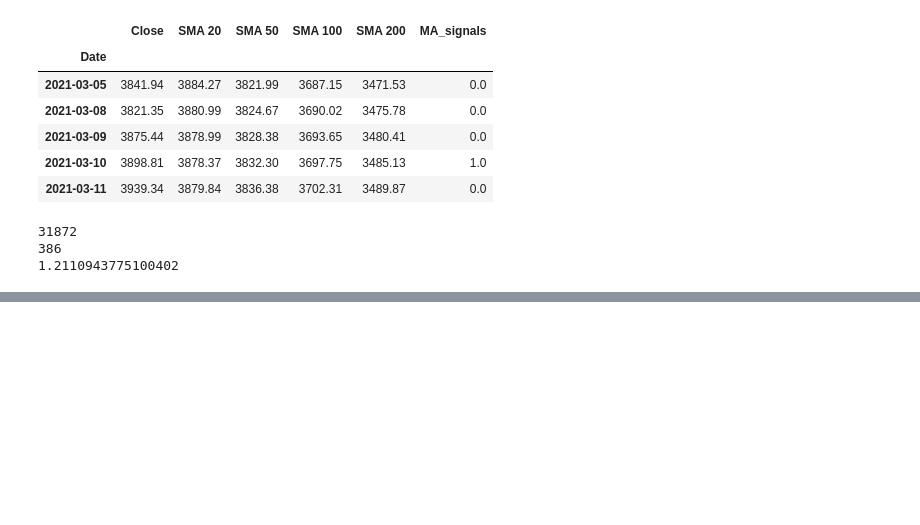
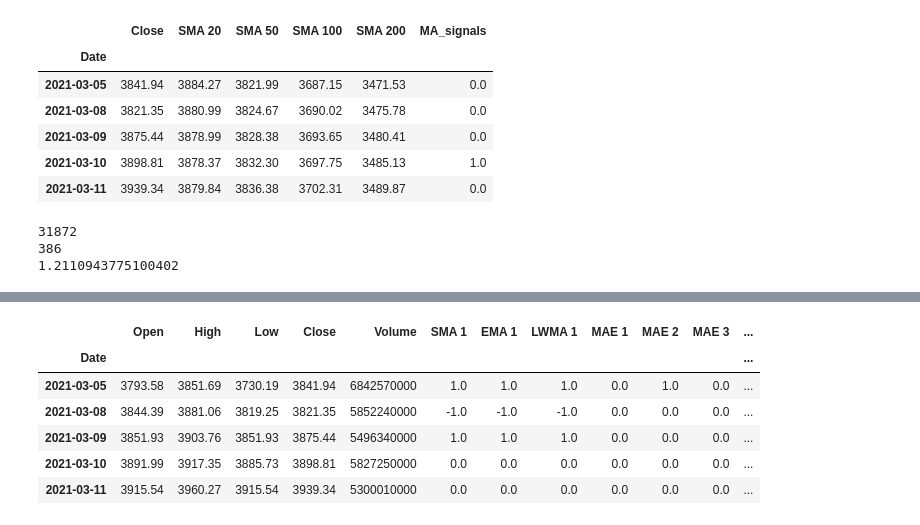
Before and after one commit to viktor-taraba/Term-Project-2021, a Jupyter notebook: part 1 Term project 3.1.ipynb, the cells around one changed output, grey strips where cells are left out. Cells and saved outputs as stored; diff of their text form; code cells hidden in the pictures; blank space fills up the shorter version.

```diff
--- a/part 1 Term project 3.1.ipynb
+++ b/part 1 Term project 3.1.ipynb
@@ -475,0 +517,16 @@ print(percent_missing)
+# %%
+df["SMA 2"] = SMA(df.Close, 2)
+df["EMA 6"] = EMA(df.Close, 6)
+df["LWMA 2"] = LWMA(df.Close, 2)
+df["SMA 4"] = SMA(df.Close, 4)
+df["EMA 3"] = EMA(df.Close, 3)
+df["LWMA 3"] = LWMA(df.Close, 3)
+df.tail()
+# %% [output]
+|  | Open | High | Low | Close | Volume | SMA 1 | EMA 1 | LWMA 1 | MAE 1 | MAE 2 | MAE 3 | ... |
+| Date |  |  |  |  |  |  |  |  |  |  |  | ... |
+| 2021-03-05 | 3793.58 | 3851.69 | 3730.19 | 3841.94 | 6842570000 | 1.0 | 1.0 | 1.0 | 0.0 | 1.0 | 0.0 | ... |
+| 2021-03-08 | 3844.39 | 3881.06 | 3819.25 | 3821.35 | 5852240000 | -1.0 | -1.0 | -1.0 | 0.0 | 0.0 | 0.0 | ... |
+| 2021-03-09 | 3851.93 | 3903.76 | 3851.93 | 3875.44 | 5496340000 | 1.0 | 1.0 | 1.0 | 0.0 | 0.0 | 0.0 | ... |
+| 2021-03-10 | 3891.99 | 3917.35 | 3885.73 | 3898.81 | 5827250000 | 0.0 | 0.0 | 0.0 | 0.0 | 0.0 | 0.0 | ... |
+| 2021-03-11 | 3915.54 | 3960.27 | 3915.54 | 3939.34 | 5300010000 | 0.0 | 0.0 | 0.0 | 0.0 | 0.0 | 0.0 | ... |
```
Also changed, not shown: parts of 8 cells of this notebook.
